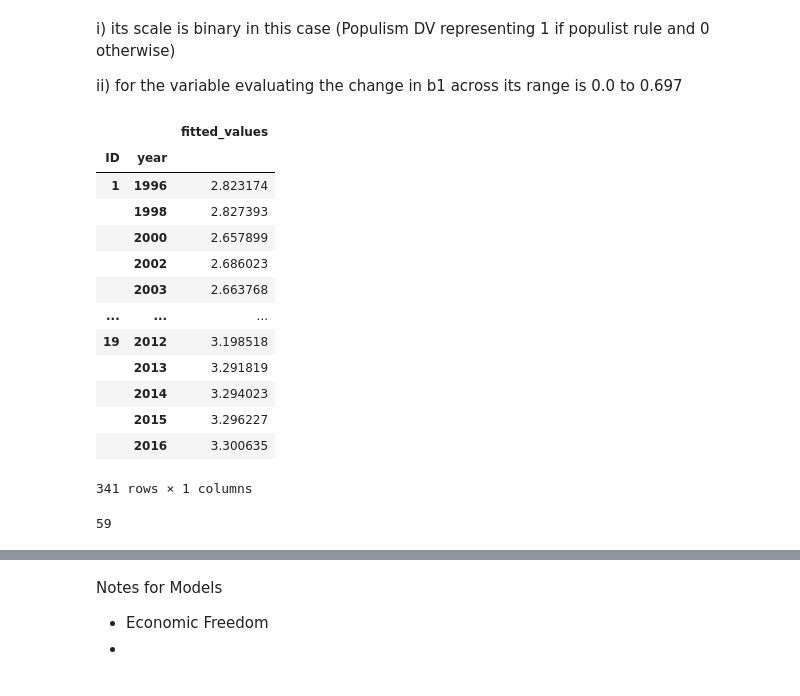
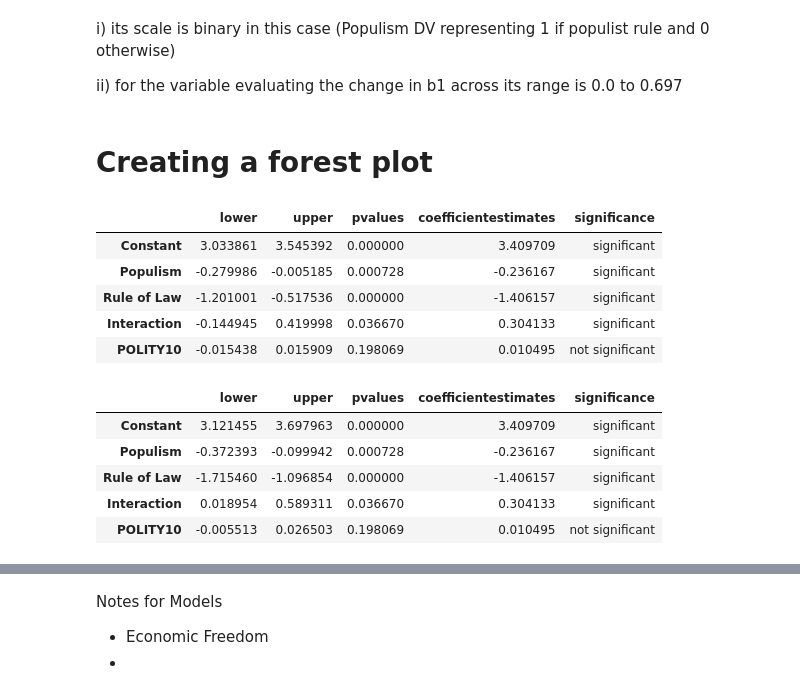
Before and after one commit to jgkorman/Python-Projects, a Jupyter notebook: State_Capture_and_Populism_data.ipynb, the cells around one changed output, grey strips where cells are left out. Drawn from its saved outputs; the diff is of its cells as text; code cells hidden in the pictures.

```diff
--- a/State_Capture_and_Populism_data.ipynb
+++ b/State_Capture_and_Populism_data.ipynb
@@ -514,24 +527,5 @@ model_plot['interaction'].min(), model_plot['interaction'].max()
 i) its scale is binary in this case (Populism DV representing 1 if populist rule and 0 otherwise)
 
 ii) for the variable evaluating the change in b1 across its range is 0.0 to 0.697
-# %%
-re_res.fitted_values
-# %% [output]
-|  |  | fitted_values |
-| ID | year |  |
-| 1 | 1996 | 2.823174 |
-|  | 1998 | 2.827393 |
-|  | 2000 | 2.657899 |
-|  | 2002 | 2.686023 |
-|  | 2003 | 2.663768 |
-| ... | ... | ... |
-| 19 | 2012 | 3.198518 |
-|  | 2013 | 3.291819 |
-|  | 2014 | 3.294023 |
-|  | 2015 | 3.296227 |
-|  | 2016 | 3.300635 |
-341 rows × 1 columns
-# %%
-len(model.columns)
-# %% [output]
-59
+# %% [markdown]
+# **Creating a forest plot**
@@ -537,0 +534,33 @@ len(model.columns)
+# %%
+forest
+# %% [output]
+|  | lower | upper | pvalues | coefficientestimates | significance |
+| Constant | 3.033861 | 3.545392 | 0.000000 | 3.409709 | significant |
+| Populism | -0.279986 | -0.005185 | 0.000728 | -0.236167 | significant |
+| Rule of Law | -1.201001 | -0.517536 | 0.000000 | -1.406157 | significant |
+| Interaction | -0.144945 | 0.419998 | 0.036670 | 0.304133 | significant |
+| POLITY10 | -0.015438 | 0.015909 | 0.198069 | 0.010495 | not significant |
+# %%
+import numpy as np
+coefficientestimates = re_res.params
+conf = re_res.conf_int()
+
+# convert log odds to ORs
+forest = pd.DataFrame(conf)
+forest['pvalues'] = pvalues
+forest['coefficientestimates'] = params
+
+# change index labels
+index = ['Constant', 'Populism', 'Rule of Law', 'Interaction', 'POLITY10']
+forest.rename(index={'const': 'Constant', 'PopDV': 'Populism', 'v2x_rule':'Rule of Law', 'interaction': 'Interaction'}, inplace=True)
+significance = ['significant', 'significant', 'significant', 'significant', 'not significant']
+
+forest['significance'] = significance
+forest
+# %% [output]
+|  | lower | upper | pvalues | coefficientestimates | significance |
+| Constant | 3.121455 | 3.697963 | 0.000000 | 3.409709 | significant |
+| Populism | -0.372393 | -0.099942 | 0.000728 | -0.236167 | significant |
+| Rule of Law | -1.715460 | -1.096854 | 0.000000 | -1.406157 | significant |
+| Interaction | 0.018954 | 0.589311 | 0.036670 | 0.304133 | significant |
+| POLITY10 | -0.005513 | 0.026503 | 0.198069 | 0.010495 | not significant |
```
Also changed, not shown: parts of 10 cells of this notebook.
